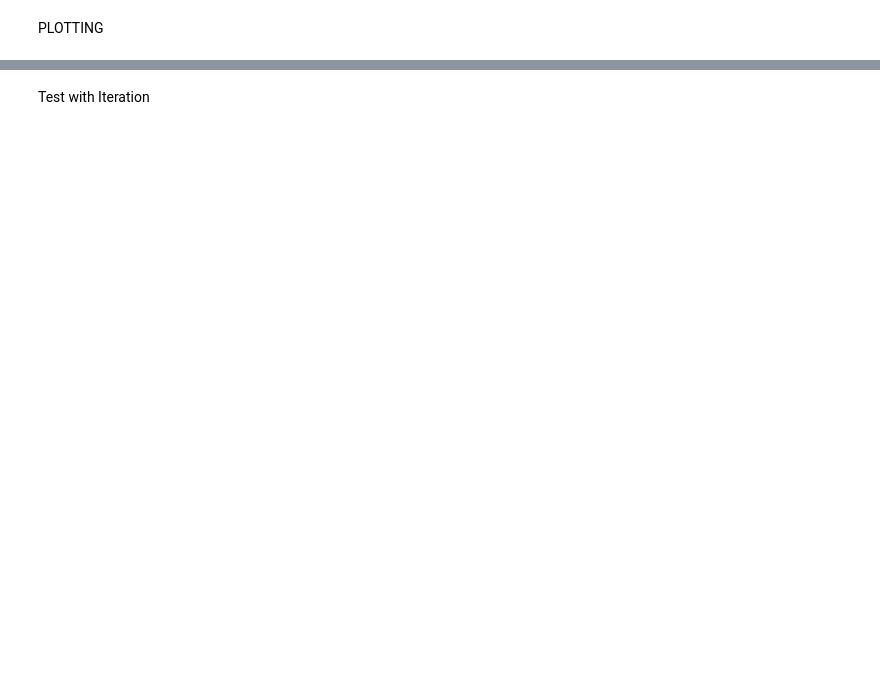
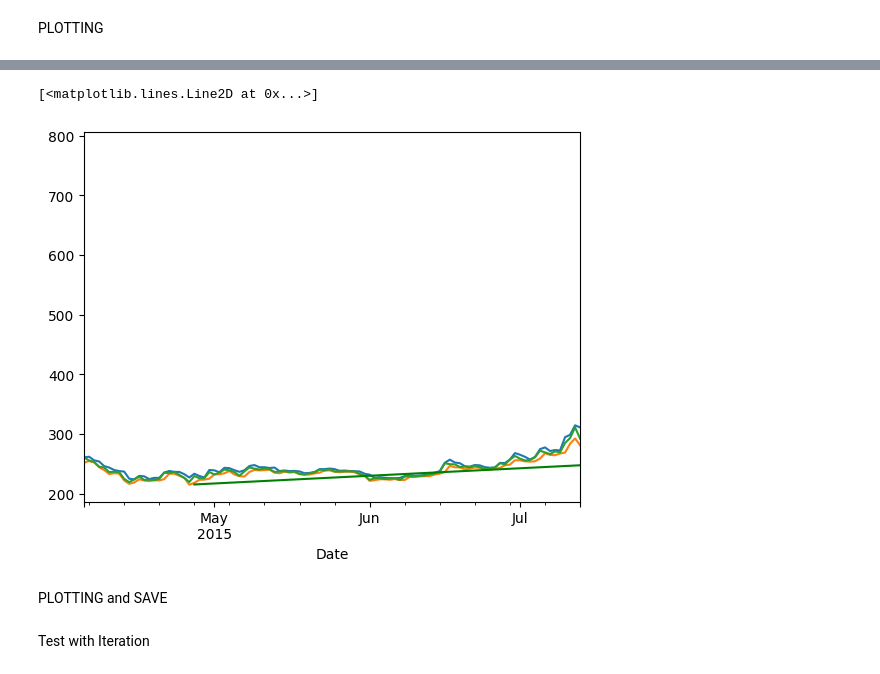
Before and after one commit to Generjet/binance_trader, a Jupyter notebook: jupyter/yfinancExtreme.ipynb, the cells around one changed output, grey strips where cells are left out. Drawn from its saved outputs; the diff is of its cells as text; code cells hidden in the pictures; blank space fills up the shorter version.

```diff
--- a/jupyter/yfinancExtreme.ipynb
+++ b/jupyter/yfinancExtreme.ipynb
@@ -202 +267,21 @@ save_name
+# %%
+now = datetime.datetime.now().strftime("%Y-%m-%d_%H:%M:%S")
+now
+save_name = "cryptochart_"+now
+save_name
+clean_levels = levels[abs(levels.diff() > 0)]
+df.High.plot()
+df.Low.plot()
+df.Close.plot()
+plt.hlines(clean_levels, xmin=clean_levels.index, xmax=clean_levels.index[-1], colors='red')
+plt.scatter(resistances.index, resistances, color='b')
+# plt.scatter(support_points.index, support_points, color="g")
+plt.plot(df.index, df['resistance'], color="r")
+plt.plot(df.index, df['support'], color="g")
+# plt.plot(today.index, y_values, color="y")
+# %% [output]
+[<matplotlib.lines.Line2D at 0x...>]
+[figure, added]
+# %% [markdown]
+PLOTTING and SAVE
 # %%
```
Also changed, not shown: parts of 16 cells of this notebook.
